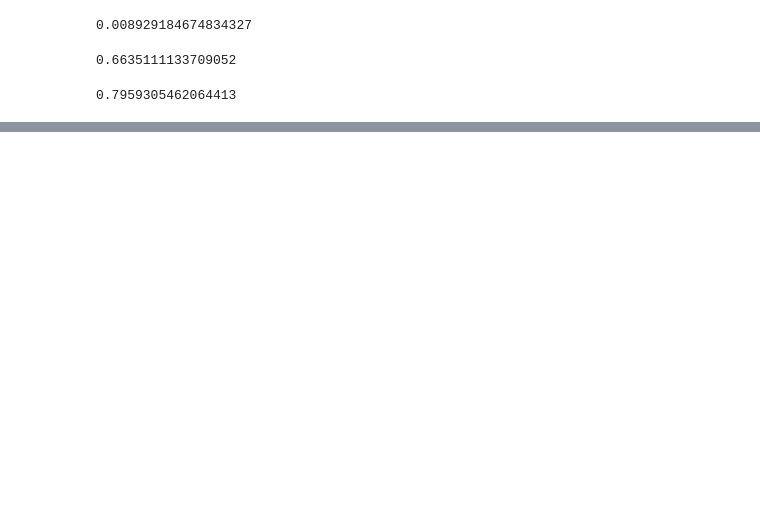
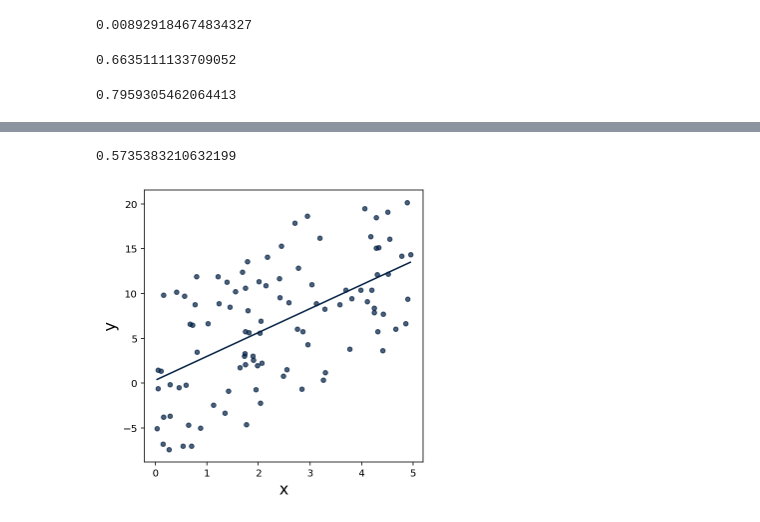
Before and after one commit to StevenClontz/exploring-math-technology, a Jupyter notebook: notebooks/python.ipynb, the cells around one changed output, grey strips where cells are left out. Cells and saved outputs as stored; diff of their text form; code cells hidden in the pictures; blank space fills up the shorter version.

```diff
--- a/notebooks/python.ipynb
+++ b/notebooks/python.ipynb
@@ -624,0 +625,7 @@ cos_table.correlation("x","y")
+# %%
+noisy_table = Table().with_correlated_columns(noise=10,slope=3)
+noisy_table.scatter("x",fit_line=True)
+noisy_table.correlation("x","y")
+# %% [output]
+0.5735383210632199
+[figure, added]
```
Also changed, not shown: parts of 15 cells of this notebook, 2 other files.
